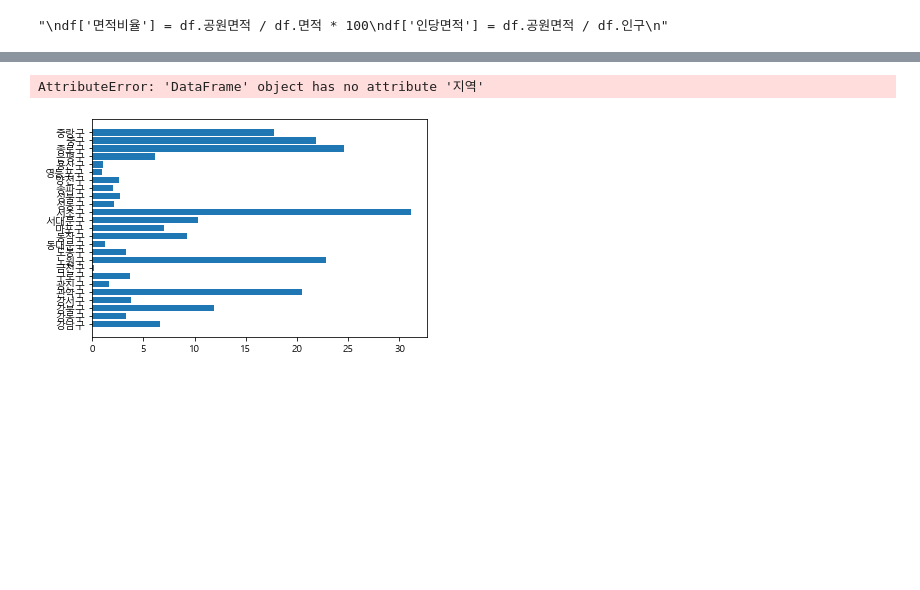
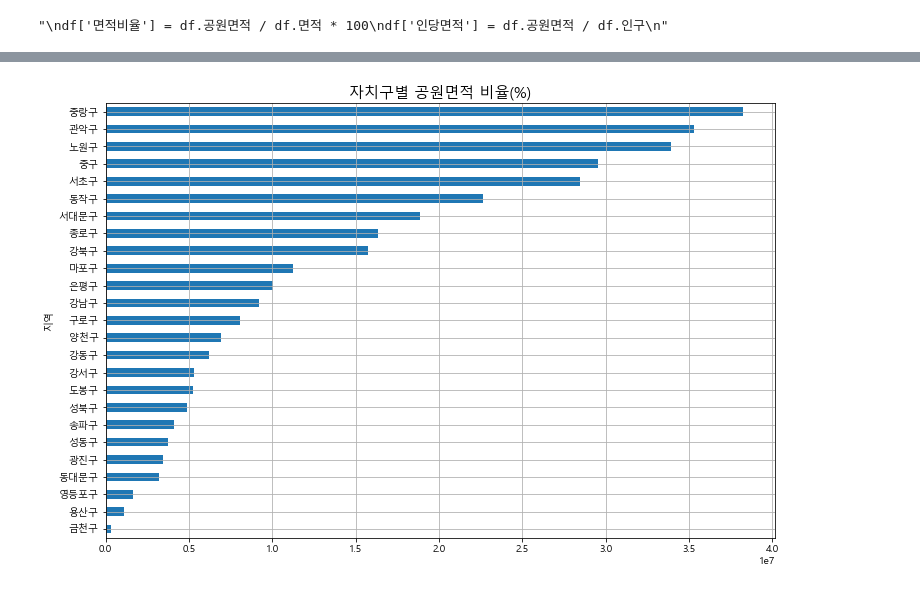
Before and after one commit to rhyou10/DataAnalysis, a Jupyter notebook: 05.crawing/13_공원2.ipynb, the cells around one changed output, grey strips where cells are left out. Saved outputs shown, nothing was run; the diff lists cells and outputs as text; code cells hidden in the pictures; blank space fills up the shorter version.

```diff
--- a/05.crawing/13_공원2.ipynb
+++ b/05.crawing/13_공원2.ipynb
@@ -132,14 +130,6 @@ KeyError: "None of ['지역'] are in the columns"
-# %%
-x = df.지역
-y = df.면적
-plt.barh(x,y)
-plt.show()
-# %% [output]
-AttributeError: 'DataFrame' object has no attribute '지역'
-# %%
-x = df.지역
-y = df['인당공원면적']
-plt.barh(x,y)
-plt.show()
-# %% [output]
-[figure, removed]
+# %%
+df.면적비율.sort_values().plot(kind='barh', grid=True, figsize=(12,8))
+plt.title('자치구별 공원면적 비율(%)', size=15)
+plt.show()
+# %% [output]
+[figure, added]
```
Also changed, not shown: parts of 4 cells of this notebook, 2 other files.
